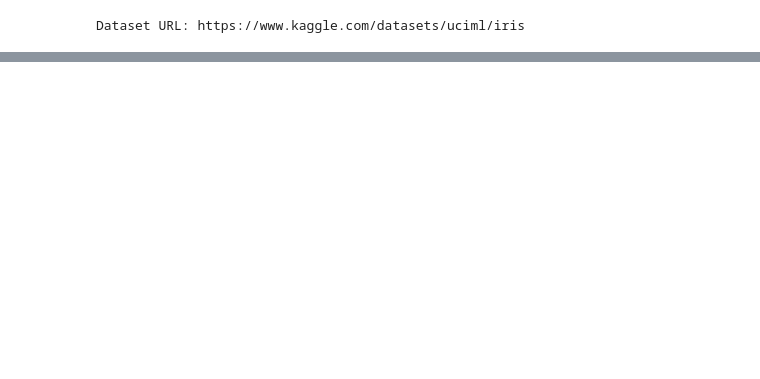
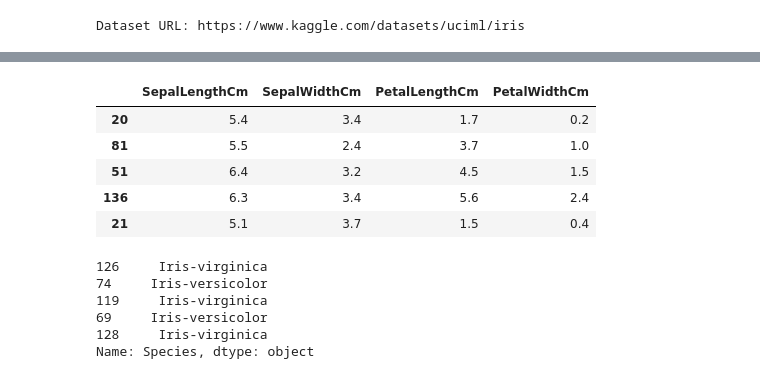
Before and after one commit to pwshehan/ml-classification-demo, a Jupyter notebook: svm.ipynb, the cells around one changed output, grey strips where cells are left out. Saved outputs shown, nothing was run; the diff lists cells and outputs as text; code cells hidden in the pictures; blank space fills up the shorter version.

```diff
--- a/svm.ipynb
+++ b/svm.ipynb
@@ -29,0 +70,20 @@ data.head()
+# %%
+x = data.drop('Species', axis=1)
+x.sample(5)
+# %% [output]
+|  | SepalLengthCm | SepalWidthCm | PetalLengthCm | PetalWidthCm |
+| 20 | 5.4 | 3.4 | 1.7 | 0.2 |
+| 81 | 5.5 | 2.4 | 3.7 | 1.0 |
+| 51 | 6.4 | 3.2 | 4.5 | 1.5 |
+| 136 | 6.3 | 3.4 | 5.6 | 2.4 |
+| 21 | 5.1 | 3.7 | 1.5 | 0.4 |
+# %%
+y = data['Species']
+y.sample(5)
+# %% [output]
+126     Iris-virginica
+74     Iris-versicolor
+119     Iris-virginica
+69     Iris-versicolor
+128     Iris-virginica
+Name: Species, dtype: object
```
Also changed, not shown: parts of 14 cells of this notebook.
